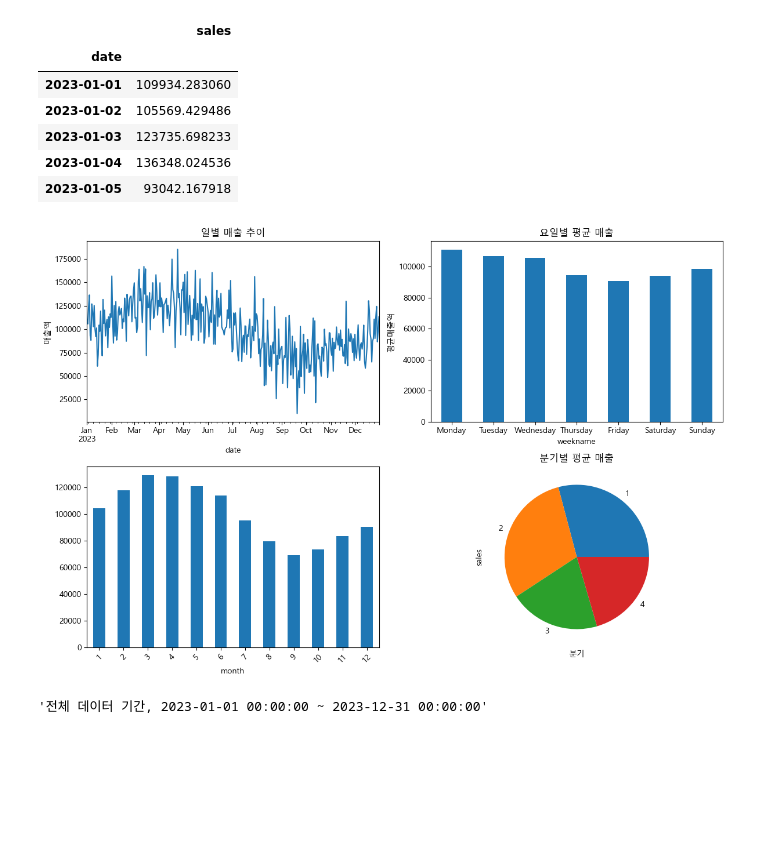
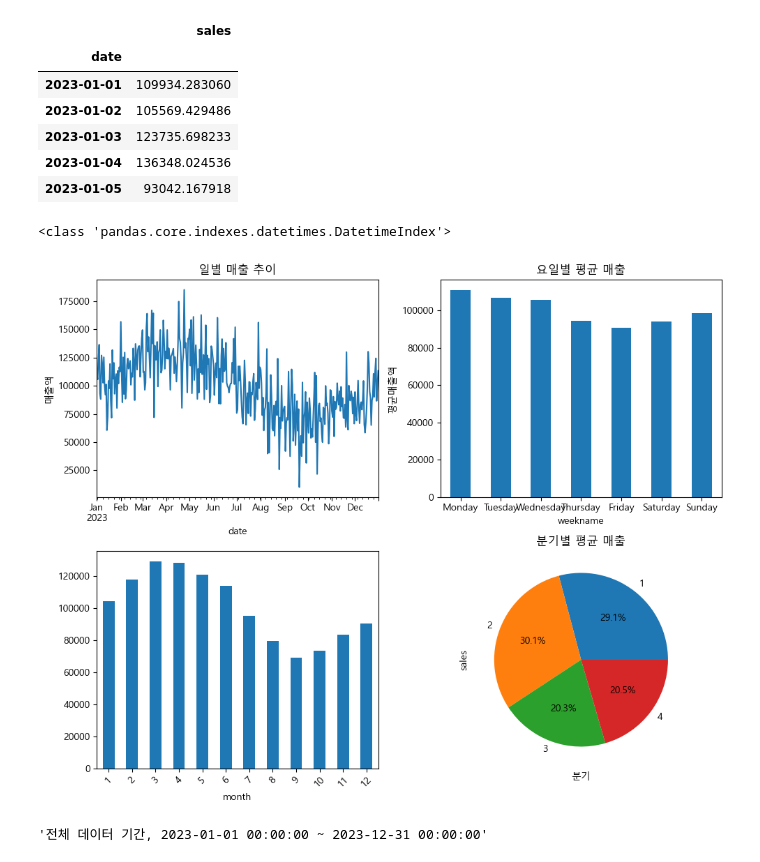
Before and after one commit to hayden-71/TIL, a Jupyter notebook: 데이터분석/02_pandas3.ipynb, the cells around one changed output. Saved outputs shown, nothing was run; the diff lists cells and outputs as text; code cells hidden in the pictures; blank space fills up the shorter version.

```diff
--- a/데이터분석/02_pandas3.ipynb
+++ b/데이터분석/02_pandas3.ipynb
@@ -85,11 +85,12 @@ daily_sales.head()
 | 2023-01-05 | 93042.167918 |
 # %%
 # Index (인덱스가 datetime이라서 바로 접근 가능)
+print(type(daily_sales.index)) # 인덱스의 타입 확인해봄
 daily_sales['year'] = daily_sales.index.year
 daily_sales['month'] = daily_sales.index.month
 daily_sales['day'] = daily_sales.index.day
 daily_sales['weekday'] = daily_sales.index.weekday # 월요일이 0
-daily_sales['weekname'] = daily_sales.index.day_name() # 얘만 함수
+daily_sales['weekname'] = daily_sales.index.day_name() # 얘만 함수!!!!!!!!
 daily_sales['quarter'] = daily_sales.index.quarter
 
 daily_sales.head()
@@ -98,47 +99,47 @@ daily_sales.head()
 # 요일별 평균 매출
 weekday_avg = daily_sales.groupby('weekname')['sales'].mean()
 
-# 원하는 순서대로 시리즈나 DF 인덱스의 순서 바꾸기
+# reindx( ) 원하는 순서대로 '시리즈나 DF 인덱스'의 순서 바꾸기
 weekday_order = ['Monday', 'Tuesday', 'Wednesday', 'Thursday', 'Friday', 'Saturday', 'Sunday']
 weekday_avg = weekday_avg.reindex(weekday_order)
 
 
 # 시각화
-plt.figure(figsize=(12, 8))
+plt.figure(figsize=(10, 8))
 
 # 일별 매출 추이
-plt.subplot(2, 2, 1)
+plt.subplot(2, 2, 1) # 행 2, 열 2, 중에 첫번째에 그래프 둘거임
 daily_sales['sales'].plot()
-
 plt.title('일별 매출 추이')
 plt.ylabel('매출액')
 
 # 요일별 평균 매출
 plt.subplot(2, 2, 2)
 weekday_avg.plot(kind='bar')
 plt.title('요일별 평균 매출')
 plt.ylabel('평균매출액')
 plt.xticks(rotation=0)
 
 #월별 평균 매출
 plt.subplot(2, 2, 3)
 monthly_avg = daily_sales.groupby('month')['sales'].mean()
 monthly_avg.plot(kind='bar')
-plt.xticks(rotation=45)
+plt.xticks(rotation=45) # 라벨 각도
 
 # 분기별 평균 매출
 plt.subplot(2, 2, 4)
 quarter_avg = daily_sales.groupby('quarter')['sales'].mean()
-quarter_avg.plot(kind='pie')
+quarter_avg.plot(kind='pie', autopct='%1.1f%%') # 안에 값 넣어주기. '%최소자릿수.소수점이하자릿수f%%'
 plt.title('분기별 평균 매출')
 plt.xlabel('분기')
 
 
 # 레이아웃 겹치지 않게 조정
 plt.tight_layout()
 plt.show()
 # %% [output]
+<class 'pandas.core.indexes.datetimes.DatetimeIndex'>
-[figure, old version]
+[figure, new version]
 # %%
 # 인덱싱 및 슬라이싱
 f'전체 데이터 기간, {daily_sales.index.min()} ~ {daily_sales.index.max()}'
```
Also changed, not shown: parts of 20 cells of this notebook, 12 other files.
